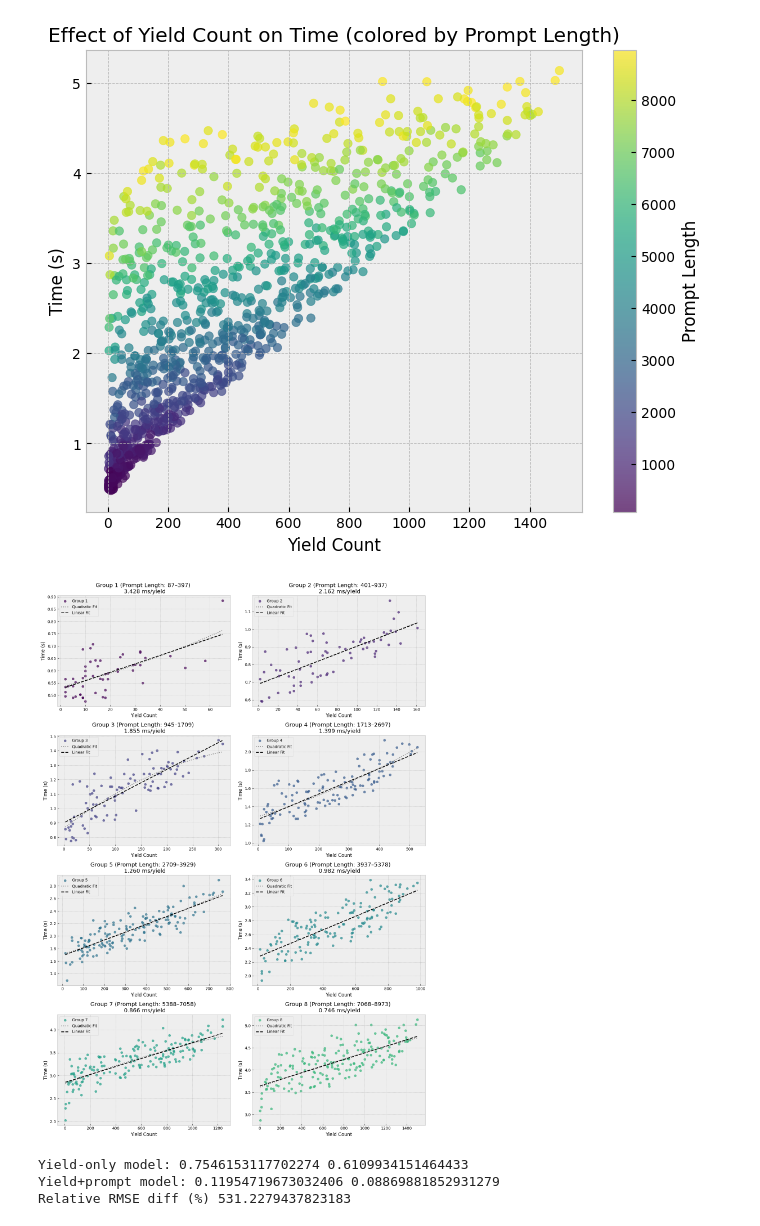
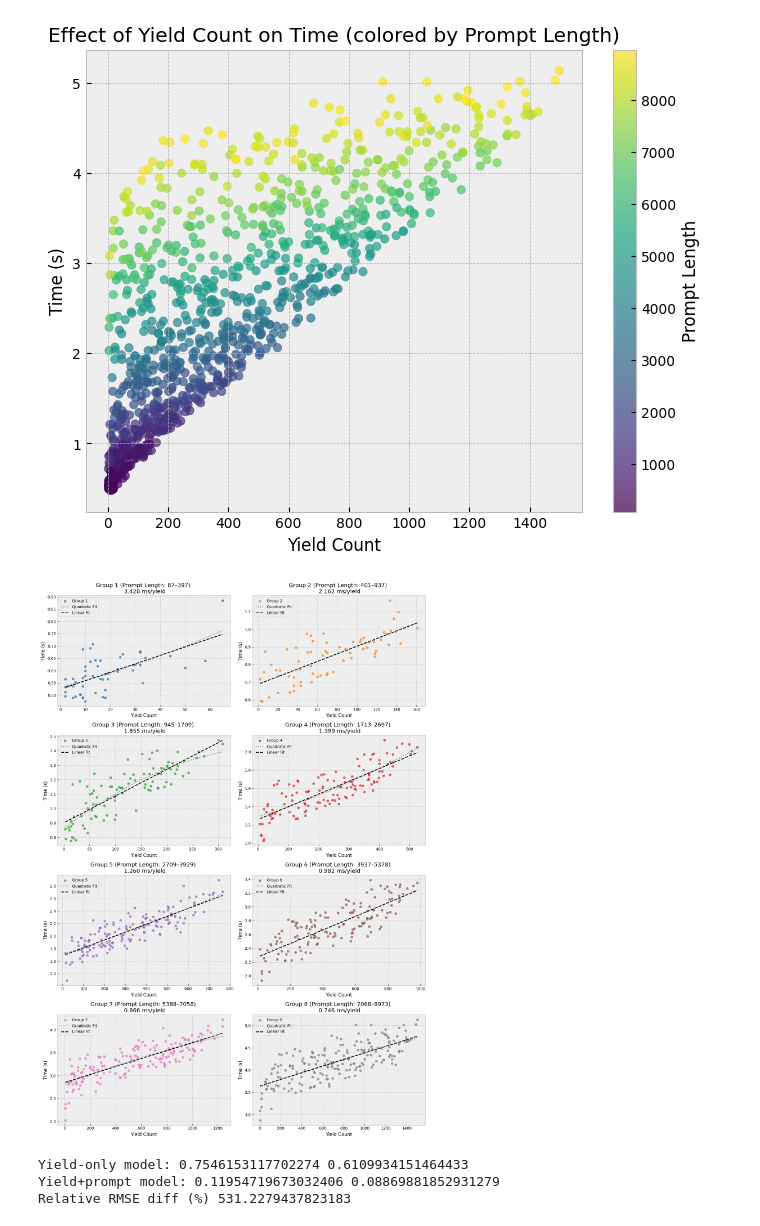
Before and after one commit to Dogacel/Uniference, a Jupyter notebook: notebooks/profiling_overhead.ipynb, the cells around one changed output. Saved outputs shown, nothing was run; the diff lists cells and outputs as text; code cells hidden in the pictures.

```diff
--- a/notebooks/profiling_overhead.ipynb
+++ b/notebooks/profiling_overhead.ipynb
@@ -3,7 +3,7 @@ import pandas as pd
 import matplotlib.pyplot as plt
 import numpy as np
 # %%
-data = pd.read_json("results/yield_1000.json")
+data = pd.read_json("../results/yield_1000.json")
 
 print(data["device_count"].value_counts())
 
@@ -70,11 +70,14 @@ def fit_quad(x, a, b, c):
 def fit_lin(x, a, b):
     return a * x + b
 
+num_groups = 8
+plt.style.use("bmh")
+cmap = plt.get_cmap("tab10")
+colors = [cmap(i % 10) for i in range(num_groups)]
 
 # Custom bin edges for linearly increasing group sizes
 pl_min = data["prompt_length"].min()
 pl_max = data["prompt_length"].max()
-num_groups = 8
 
 # Calculate bin edges so each bin covers a linearly increasing range
 edges = np.linspace(np.sqrt(pl_min), np.sqrt(pl_max), num_groups + 1)
@@ -90,37 +93,37 @@ for group_id in range(num_groups):
     group = data[data["pl_group"] == group_id]
     x = group["yield_count"]
     y = group["time"]
-    color = colors[group_id * 120 // num_groups]  # pick well-separated colors
+    color = colors[group_id]  # pick well-separated colors
     ax.scatter(x, y, label=f"Group {group_id + 1}", color=color, alpha=0.7)
     if len(x) > 2:
         try:
             popt, _ = curve_fit(fit_quad, x, y)
             x_fit = np.linspace(x.min(), x.max(), 100)
             y_fit = fit_quad(x_fit, *popt)
             ax.plot(x_fit, y_fit, color="gray", linestyle=":", label="Quadratic Fit")
 
             popt_lin, _ = curve_fit(fit_lin, x, y)
             y_fit_lin = fit_lin(x_fit, *popt_lin)
 
             slope = f"{(popt_lin[0] * 1_000):.3f}"
             ax.plot(x_fit, y_fit_lin, color="black", linestyle="--", label="Linear Fit")
         except Exception:
             pass
 
     # Get prompt length range for this group
     if not group.empty:
         pl_min = group["prompt_length"].min()
         pl_max = group["prompt_length"].max()
         pl_range = f"Prompt Length: {pl_min}–{pl_max}"
     else:
         pl_range = "Prompt Length: N/A"
     ax.set_title(f"Group {group_id + 1} ({pl_range}) \n {slope} ms/yield")
     ax.set_xlabel("Yield Count")
     ax.set_ylabel("Time (s)")
     ax.legend()
 
 plt.tight_layout()
 plt.show()
 # %% [output]
-[figure, old version]
+[figure, new version]
 # %%
```
Also changed, not shown: parts of 1 cell of this notebook, 5 other files.
